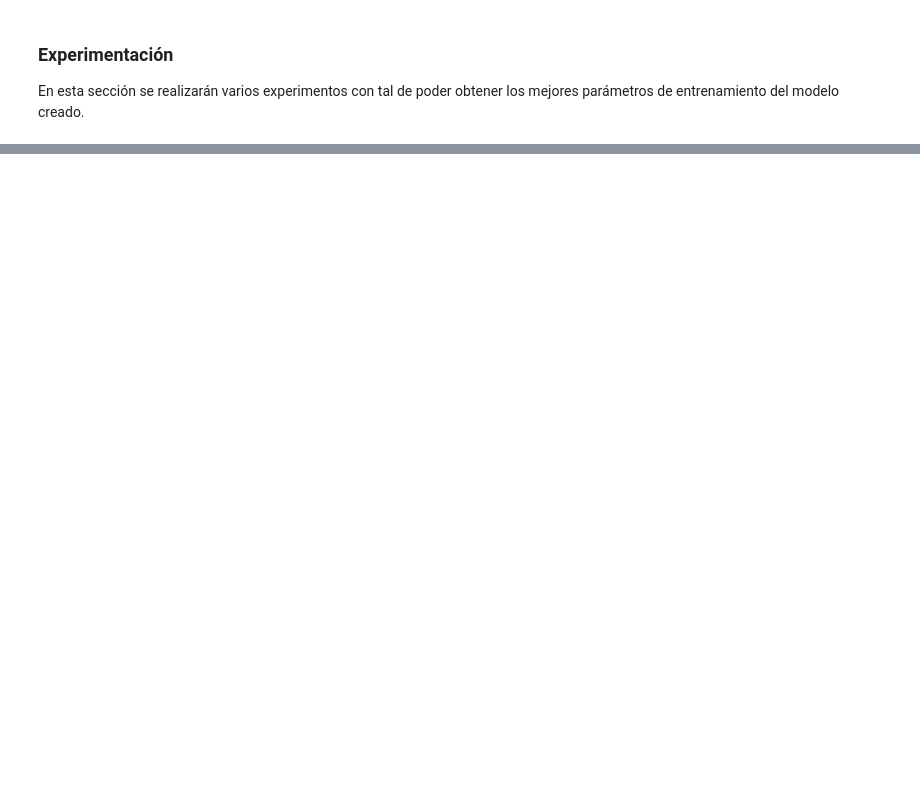
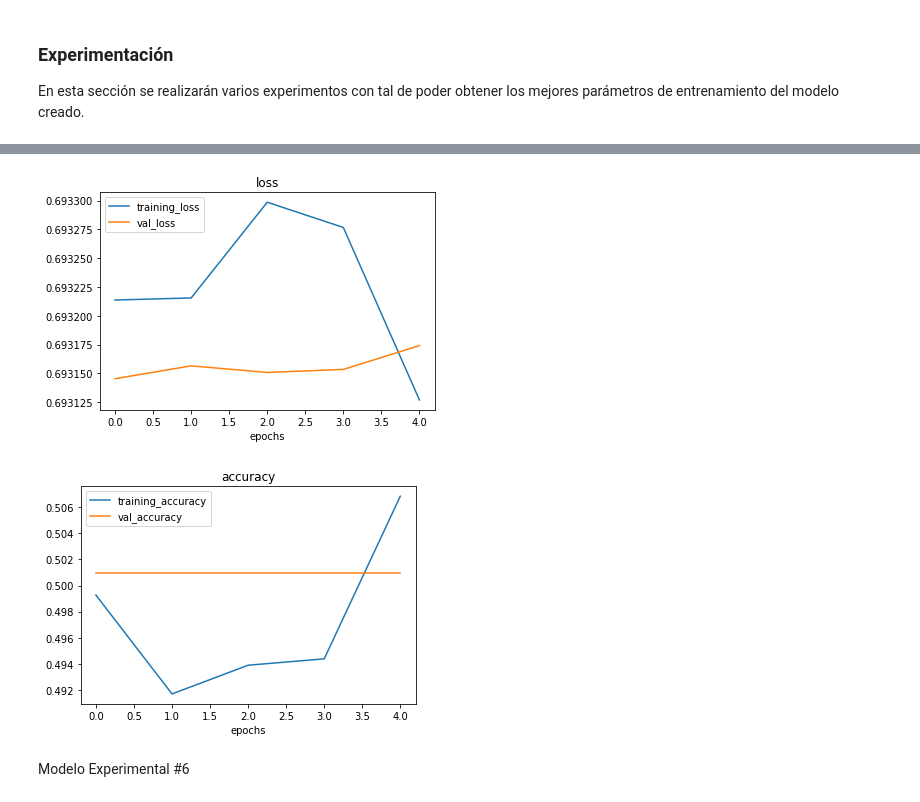
Before and after one commit to JosephBaquerizo/dataset_turbina_jacket, a Jupyter notebook: RedNeuronalSiamesa_Fallos_TurbinaJacket.ipynb, the cells around one changed output, grey strips where cells are left out. Cells and saved outputs as stored; diff of their text form; code cells hidden in the pictures; blank space fills up the shorter version.

```diff
--- a/RedNeuronalSiamesa_Fallos_TurbinaJacket.ipynb
+++ b/RedNeuronalSiamesa_Fallos_TurbinaJacket.ipynb
@@ -606,0 +835,27 @@ Modelo Experimental #2
+# %%
+IMG_SHAPE = (24, 16, 16)
+
+imgA = tf.keras.Input(IMG_SHAPE)
+imgB = tf.keras.Input(IMG_SHAPE)
+
+featureExtractor = build_siamese_model_5(input_shape=IMG_SHAPE)
+
+featsA = featureExtractor(imgA)
+featsB = featureExtractor(imgB)
+
+distancia = tf.keras.layers.Lambda(euclidean_distance)([featsA, featsB])
+
+outputs = tf.keras.layers.Dense(1, activation='sigmoid')(distancia)
+
+model_5 = tf.keras.Model(inputs=[imgA, imgB], outputs=outputs)
+
+model_5.compile(loss='binary_crossentropy',
+                optimizer=tf.keras.optimizers.Adam(),
+                metrics=['accuracy'])
+
+history_5 = model_5.fit(
+    [pares_entrenamiento[:, 0], pares_entrenamiento[:, 1]], labels_entrenamiento[:],
+     validation_data=([pares_prueba[:, 0], pares_prueba[:, 1]], labels_prueba[:]),
+     batch_size=32,
+     epochs=5
+)
@@ -606,0 +873,7 @@ Modelo Experimental #2
+# %%
+graficar_curva_perdidas(history_5)
+# %% [output]
+[figure, added]
+[figure, added]
+# %% [markdown]
+Modelo Experimental #6
```
Also changed, not shown: parts of 38 cells of this notebook.
